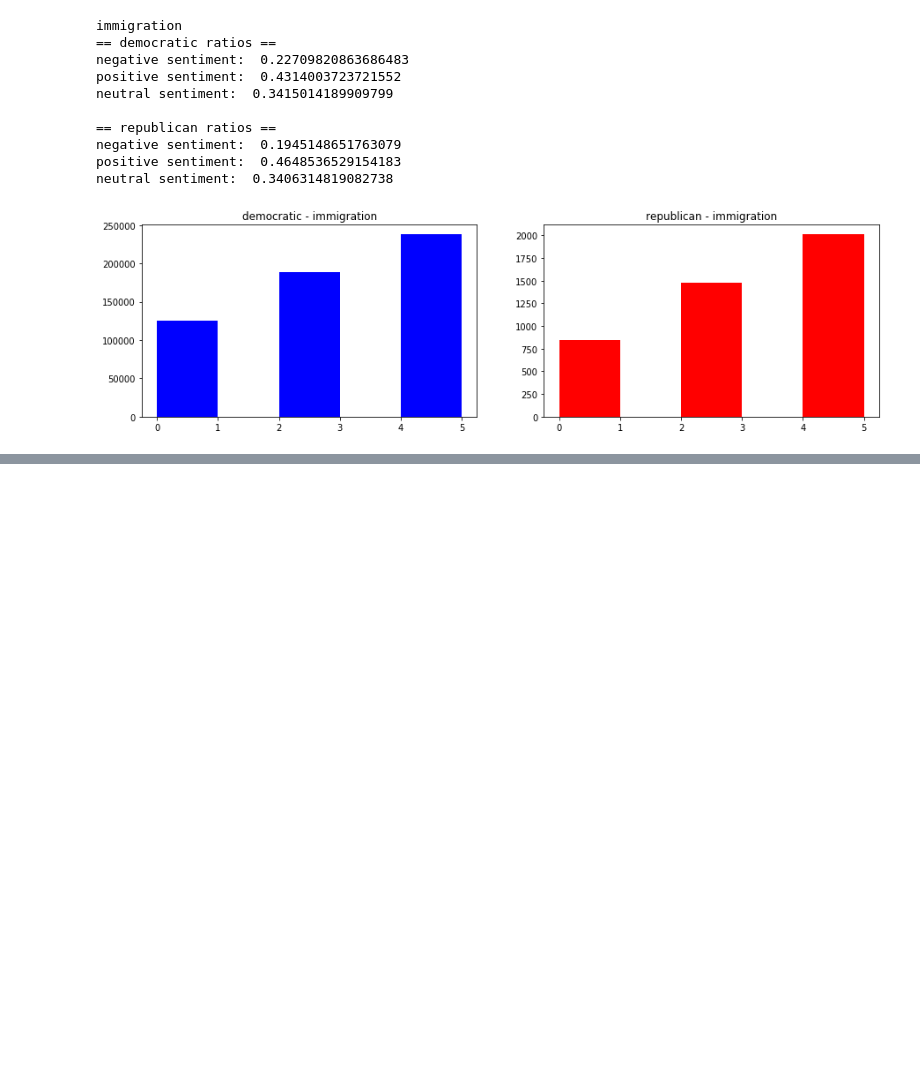
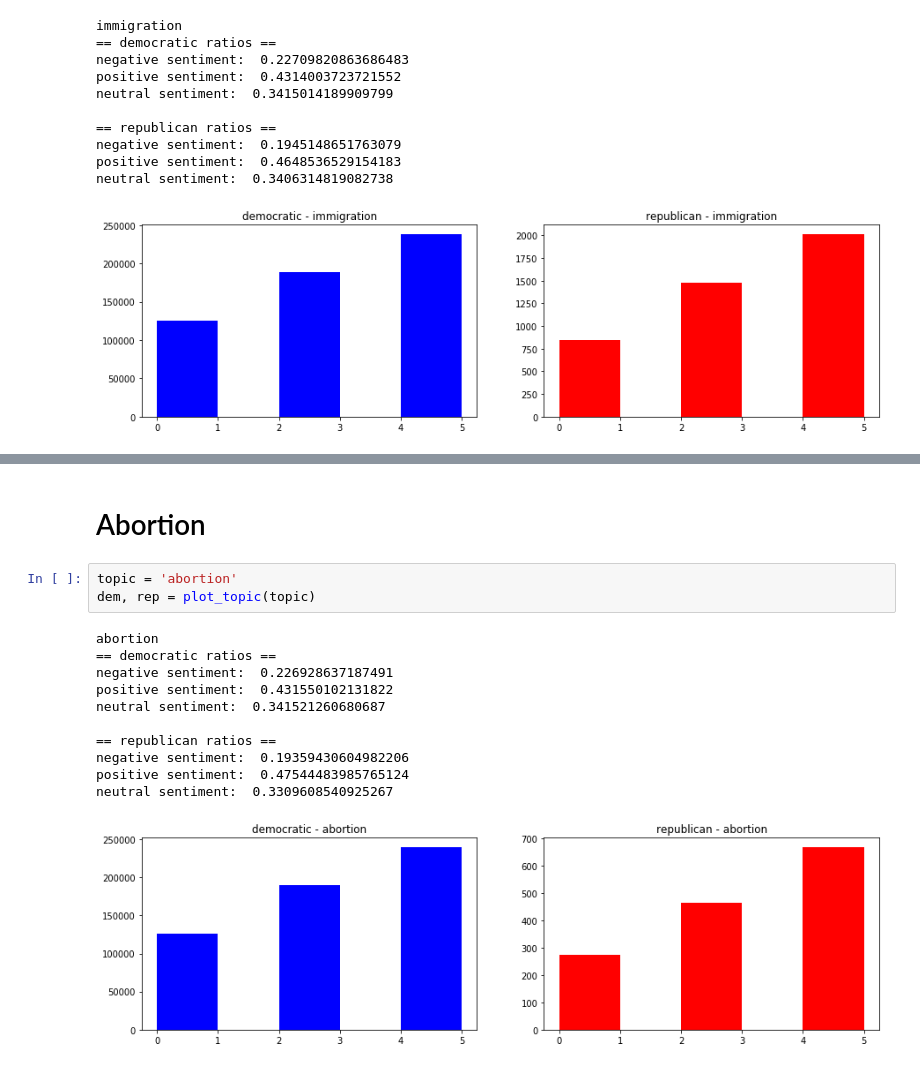
Before and after one commit to charles-tan/POCA, a Jupyter notebook: notebooks/topics_analysis.ipynb, the cells around one changed output, grey strips where cells are left out. Cells and saved outputs as stored; diff of their text form; blank space fills up the shorter version.

```diff
--- a/notebooks/topics_analysis.ipynb
+++ b/notebooks/topics_analysis.ipynb
@@ -526,0 +580,17 @@ neutral sentiment:  0.19907940161104717
+# %% [markdown]
+# Abortion
+# %%
+topic = 'abortion'
+dem, rep = plot_topic(topic)
+# %% [output]
+abortion
+== democratic ratios ==
+negative sentiment:  0.226928637187491
+positive sentiment:  0.431550102131822
+neutral sentiment:  0.341521260680687
+
+== republican ratios ==
+negative sentiment:  0.19359430604982206
+positive sentiment:  0.47544483985765124
+neutral sentiment:  0.3309608540925267
+[figure, added]
```
Also changed, not shown: parts of 23 cells of this notebook, 2 other files.
